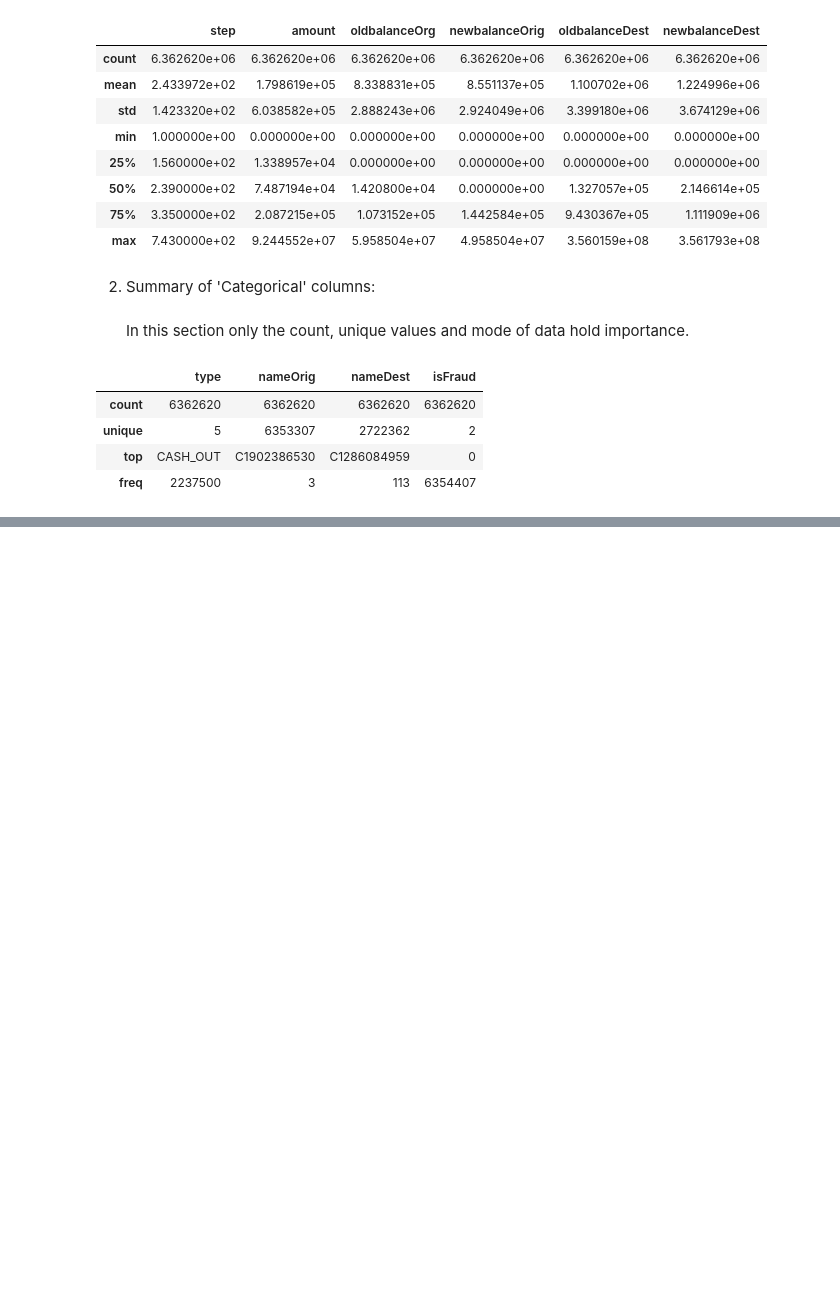
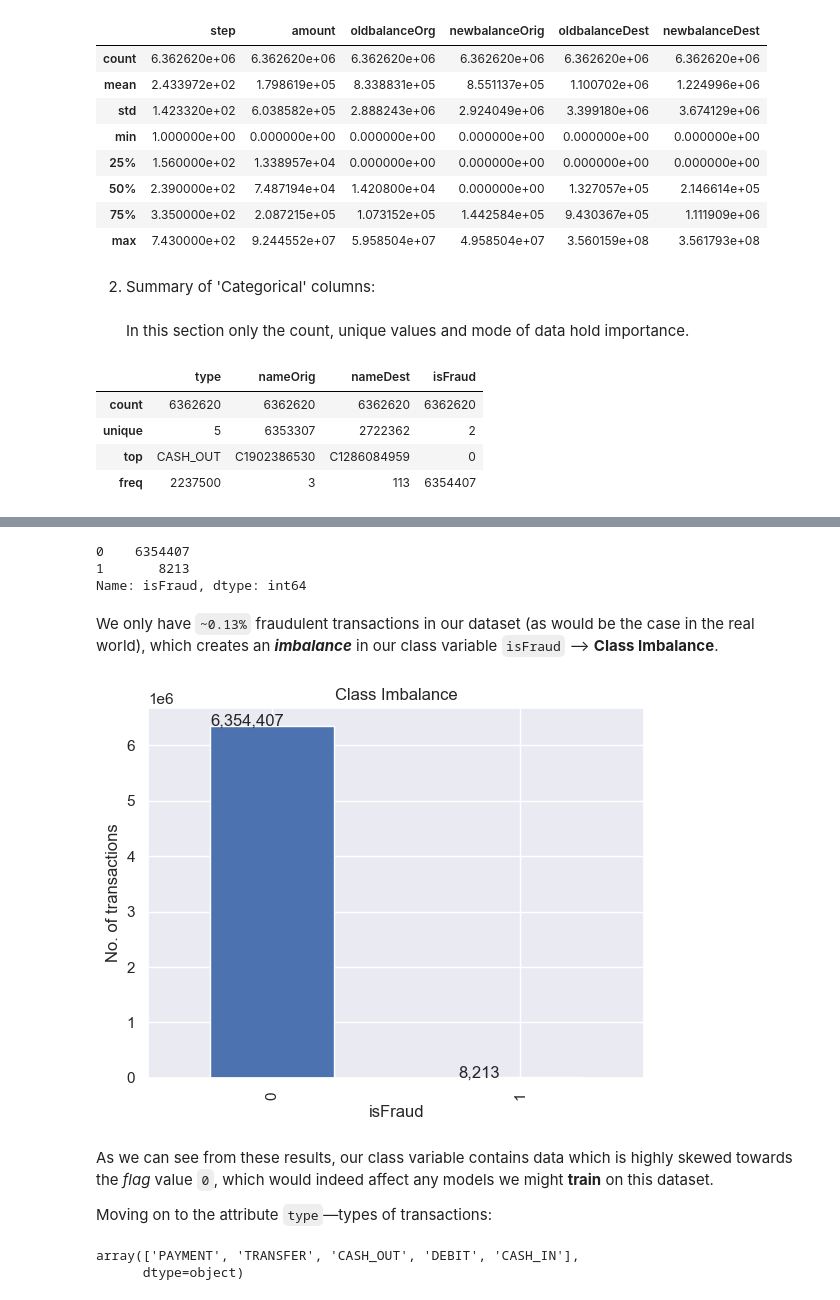
Before and after one commit to parthareja/financial-fraud-detection, a Jupyter notebook: financial-fraud-detection.ipynb, the cells around one changed output, grey strips where cells are left out. Saved outputs shown, nothing was run; the diff lists cells and outputs as text; code cells hidden in the pictures; blank space fills up the shorter version.

```diff
--- a/financial-fraud-detection.ipynb
+++ b/financial-fraud-detection.ipynb
@@ -81,0 +94,29 @@ display(desc_df_cat)
+# %%
+df.isFraud.value_counts()
+# %% [output]
+0    6354407
+1       8213
+Name: isFraud, dtype: int64
+# %% [markdown]
+We only have `~0.13%` fraudulent transactions in our dataset (as would be the case in the real world), which creates an <b><i>imbalance</i></b> in our class variable `isFraud` —> <b>Class Imbalance</b>.
+# %%
+import matplotlib.pyplot as plt
+
+axes = pd.value_counts(df['isFraud'], sort = True).sort_index().plot(kind = 'bar', title = 'Class Imbalance')
+
+for p in axes.patches:
+    axes.annotate(str(format(int(p.get_height()), ',d')), (p.get_x(), p.get_height()))
+    axes.set_xlabel('isFraud')
+    axes.set_ylabel('No. of transactions')
+plt.show()
+# %% [output]
+[figure, added]
+# %% [markdown]
+As we can see from these results, our class variable contains data which is highly skewed towards the <i>flag</i> value `0`, which would indeed affect any models we might <b>train</b> on this dataset.
+
+Moving on to the attribute `type`—types of transactions:
+# %%
+df['type'].unique()
+# %% [output]
+array(['PAYMENT', 'TRANSFER', 'CASH_OUT', 'DEBIT', 'CASH_IN'],
+      dtype=object)
```
Also changed, not shown: parts of 16 cells of this notebook, 2 other files.
